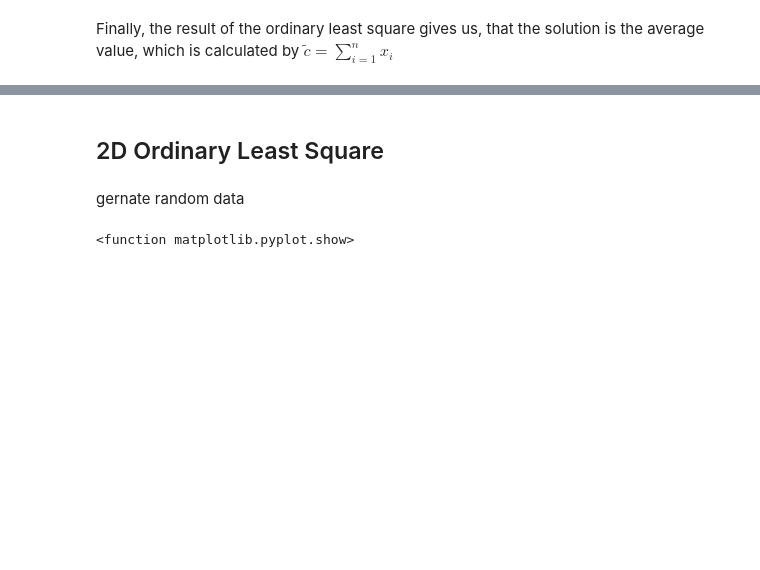
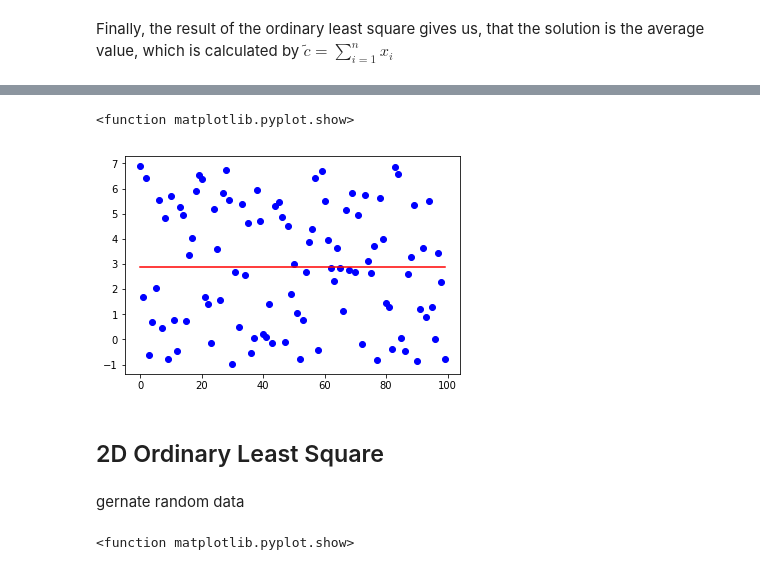
Before and after one commit to christianpfitzner/python_robotics, a Jupyter notebook: LeastSquare.ipynb, the cells around one changed output, grey strips where cells are left out. Saved outputs shown, nothing was run; the diff lists cells and outputs as text; code cells hidden in the pictures; blank space fills up the shorter version.

Commit message:
-- update the notebooks with new visualization

```diff
--- a/LeastSquare.ipynb
+++ b/LeastSquare.ipynb
@@ -29,3 +29,14 @@ print(c)
+# %%
+x_line = np.arange(100)
+y_line = np.full((100, 1), c)
+
+
+plt.plot(x,y, 'bo')#
+plt.plot(x_line, y_line, 'r')
+plt.show
+# %% [output]
+<function matplotlib.pyplot.show>
+[figure, added]
 # %% [markdown]
 ## 2D Ordinary Least Square
 # %% [markdown]
```
Also changed, not shown: parts of 8 cells of this notebook.
